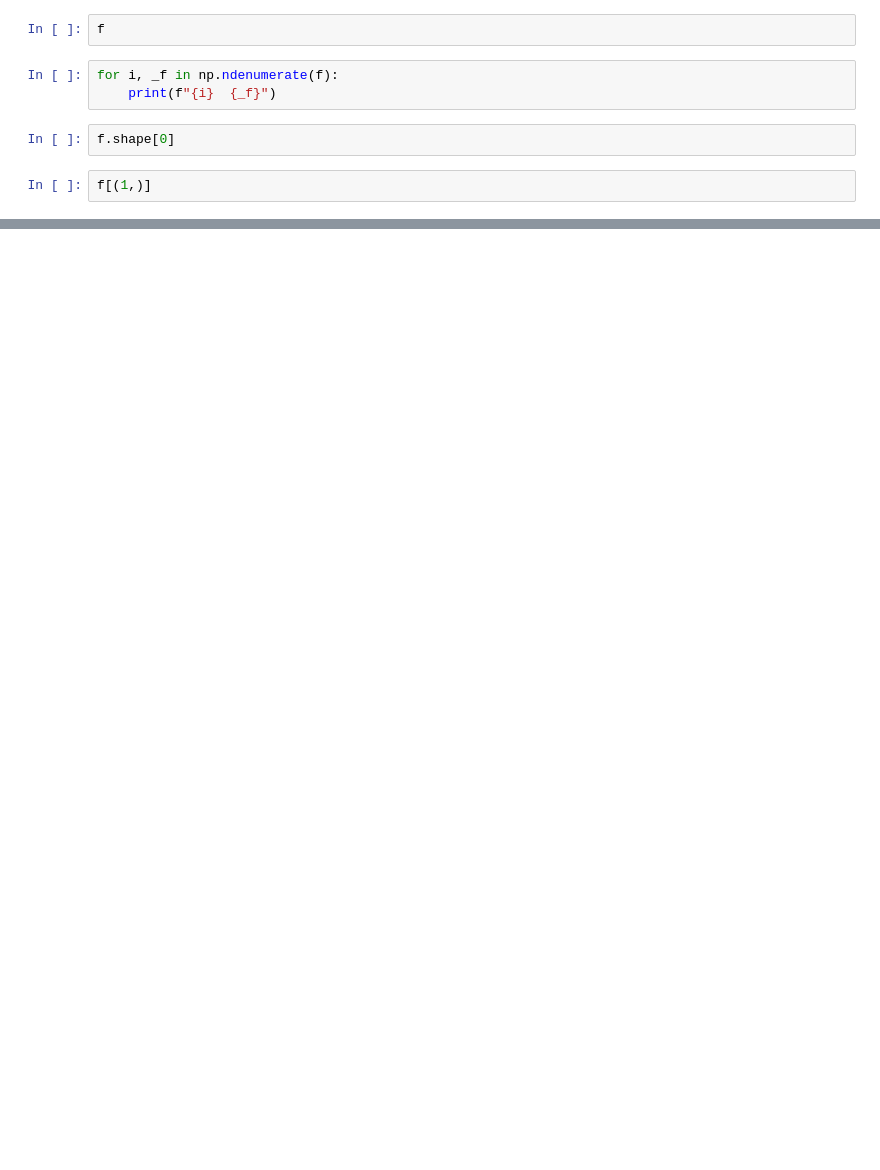
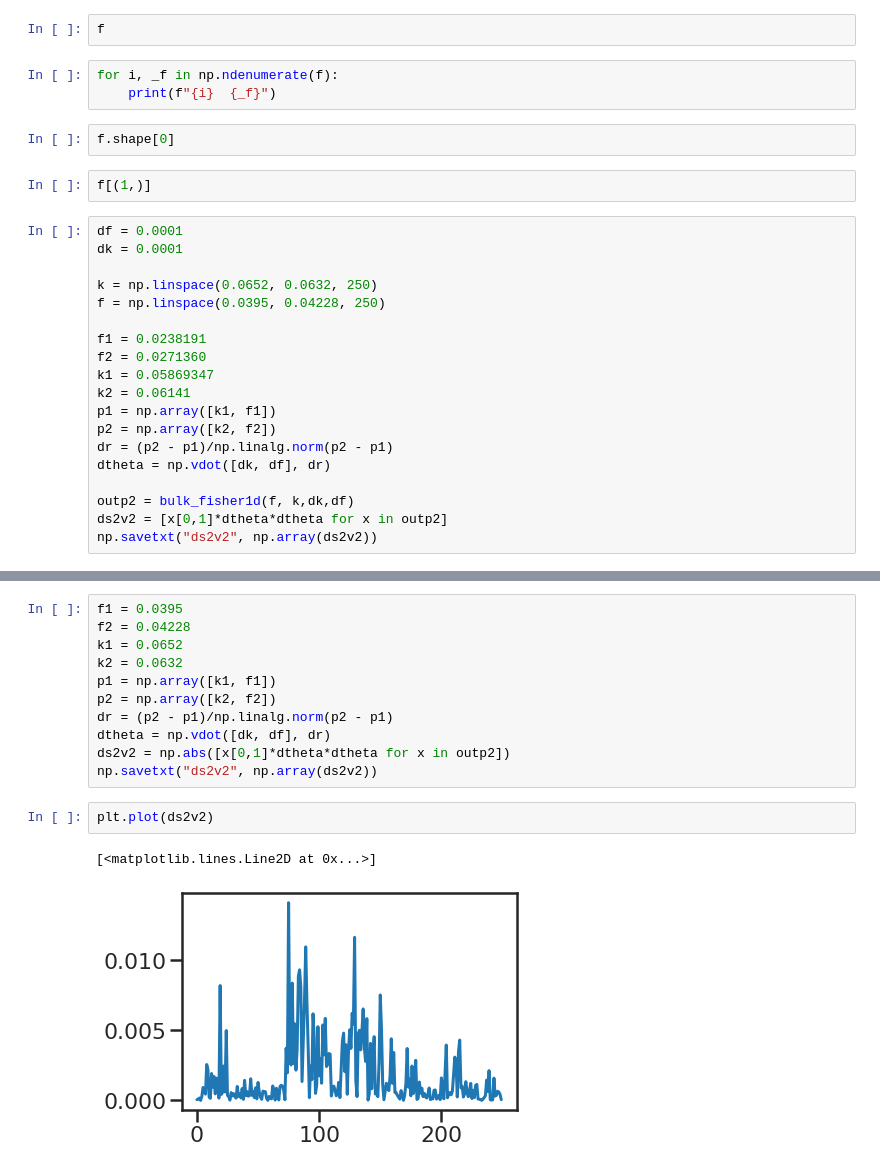
Before and after one commit to CoenHoningh/Complex-Systems, a Jupyter notebook: full_fisher_matrix.ipynb, the cells around one changed output, grey strips where cells are left out. Saved outputs shown, nothing was run; the diff lists cells and outputs as text; blank space fills up the shorter version.

```diff
--- a/full_fisher_matrix.ipynb
+++ b/full_fisher_matrix.ipynb
@@ -192,3 +225,22 @@ for i, _f in np.ndenumerate(f):
 f.shape[0]
 # %%
 f[(1,)]
+# %%
+df = 0.0001
+dk = 0.0001
+
+k = np.linspace(0.0652, 0.0632, 250)
+f = np.linspace(0.0395, 0.04228, 250)
+
+f1 = 0.0238191
+f2 = 0.0271360
+k1 = 0.05869347
+k2 = 0.06141
+p1 = np.array([k1, f1])
+p2 = np.array([k2, f2])
+dr = (p2 - p1)/np.linalg.norm(p2 - p1)
+dtheta = np.vdot([dk, df], dr)
+
+outp2 = bulk_fisher1d(f, k,dk,df)
+ds2v2 = [x[0,1]*dtheta*dtheta for x in outp2]
+np.savetxt("ds2v2", np.array(ds2v2))
@@ -194,0 +250,16 @@ f[(1,)]
+# %%
+f1 = 0.0395
+f2 = 0.04228
+k1 = 0.0652
+k2 = 0.0632
+p1 = np.array([k1, f1])
+p2 = np.array([k2, f2])
+dr = (p2 - p1)/np.linalg.norm(p2 - p1)
+dtheta = np.vdot([dk, df], dr)
+ds2v2 = np.abs([x[0,1]*dtheta*dtheta for x in outp2])
+np.savetxt("ds2v2", np.array(ds2v2))
+# %%
+plt.plot(ds2v2)
+# %% [output]
+[<matplotlib.lines.Line2D at 0x...>]
+[figure, added]
```
Also changed, not shown: parts of 9 cells of this notebook, 11 other files.
